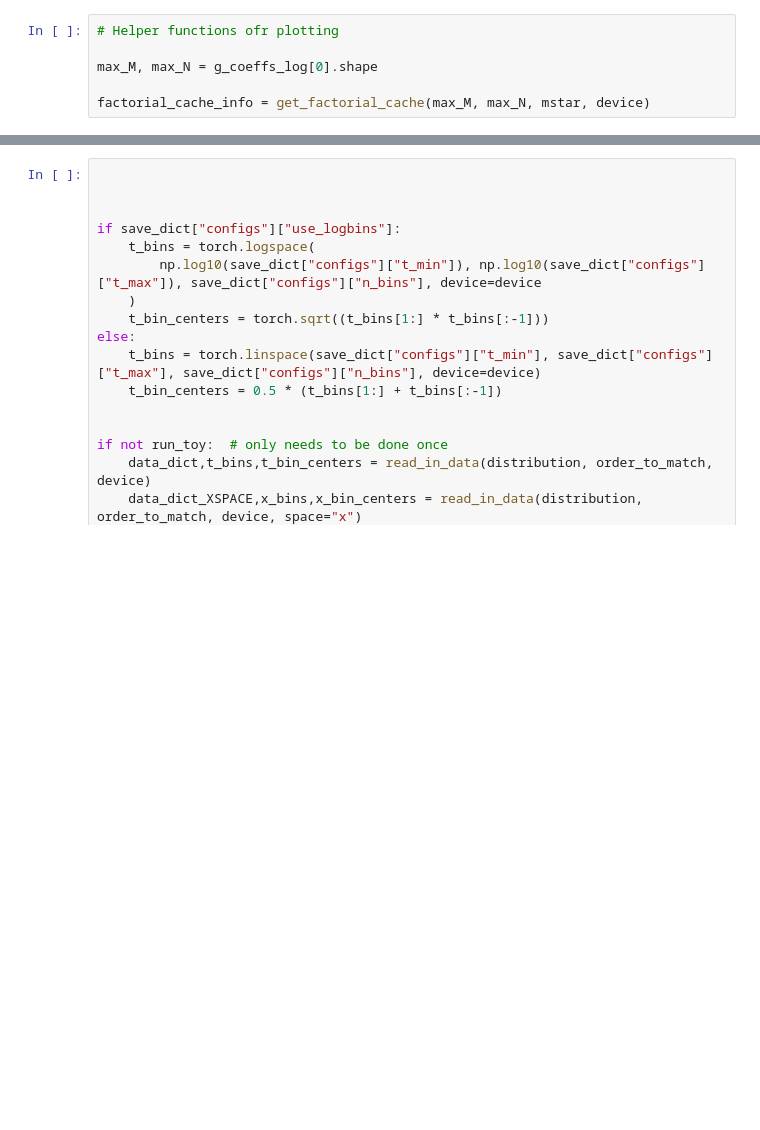
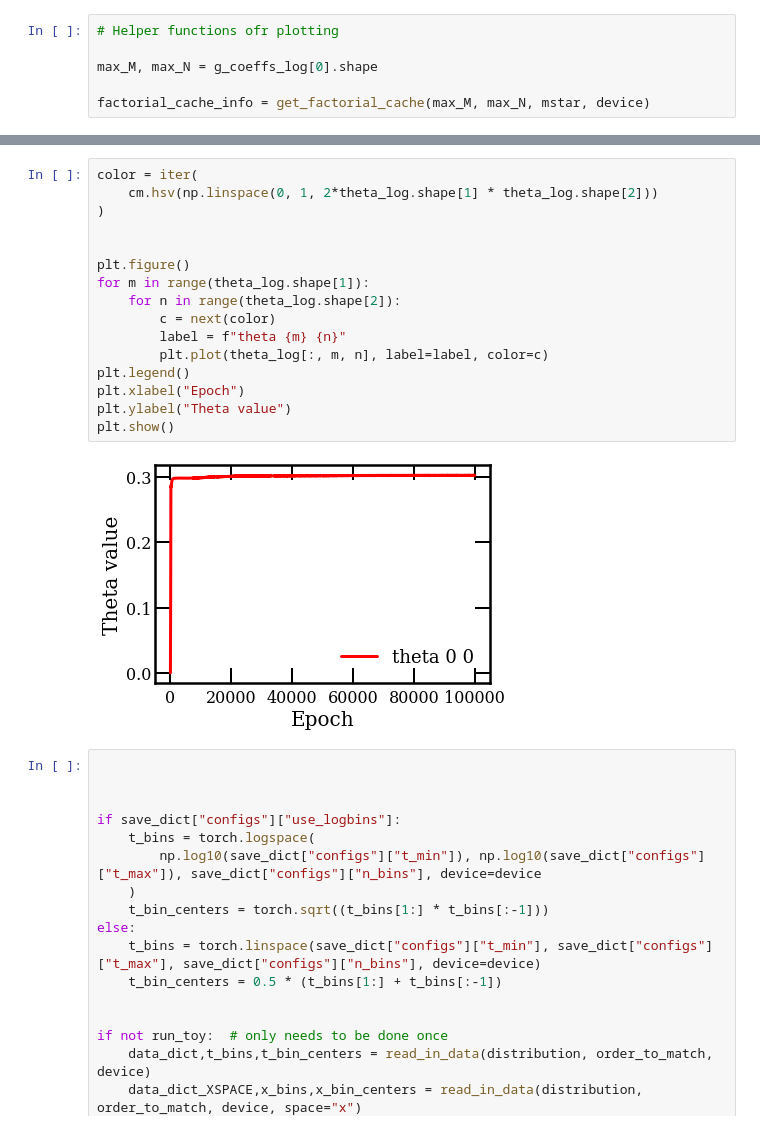
Before and after one commit to rikab/RDF, a Jupyter notebook: numeric/plot_results.ipynb, the cells around one changed output, grey strips where cells are left out. Saved outputs shown, nothing was run; the diff lists cells and outputs as text; blank space fills up the shorter version.

```diff
--- a/numeric/plot_results.ipynb
+++ b/numeric/plot_results.ipynb
@@ -75,3 +75,21 @@ plt.show()
+# %%
+color = iter(
+    cm.hsv(np.linspace(0, 1, 2*theta_log.shape[1] * theta_log.shape[2]))
+)
+
+
+plt.figure()
+for m in range(theta_log.shape[1]):
+    for n in range(theta_log.shape[2]):
+        c = next(color)
+        label = f"theta {m} {n}"
+        plt.plot(theta_log[:, m, n], label=label, color=c)
+plt.legend()
+plt.xlabel("Epoch")
+plt.ylabel("Theta value")
+plt.show()
+# %% [output]
+[figure, added]
 # %%
 
 
```
Also changed, not shown: parts of 6 cells of this notebook, 54 other files.
